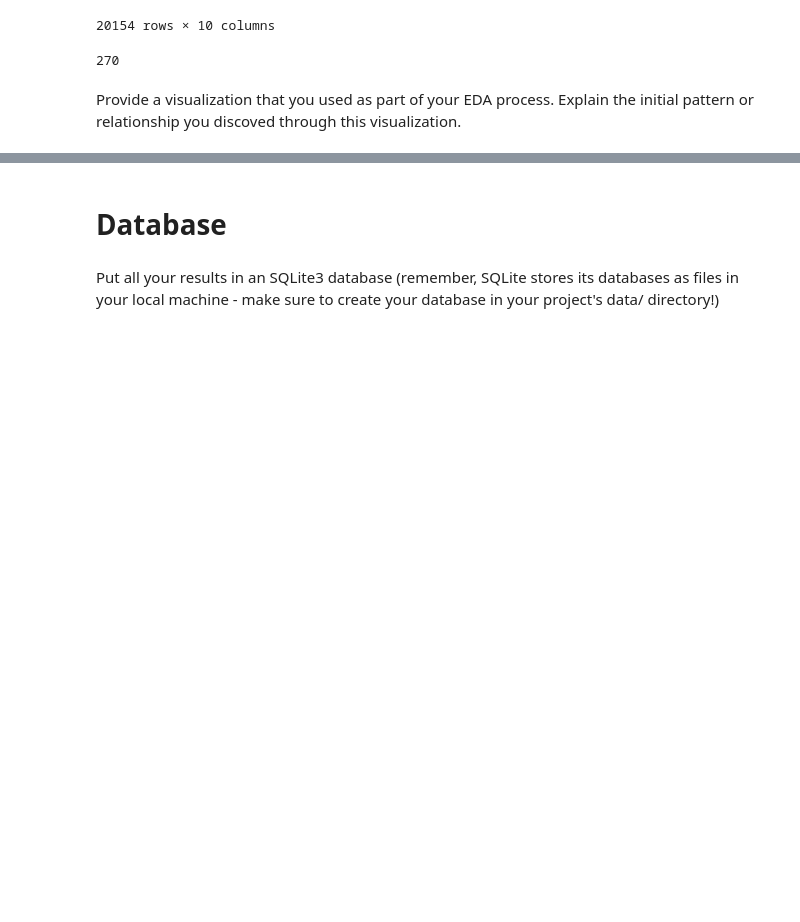
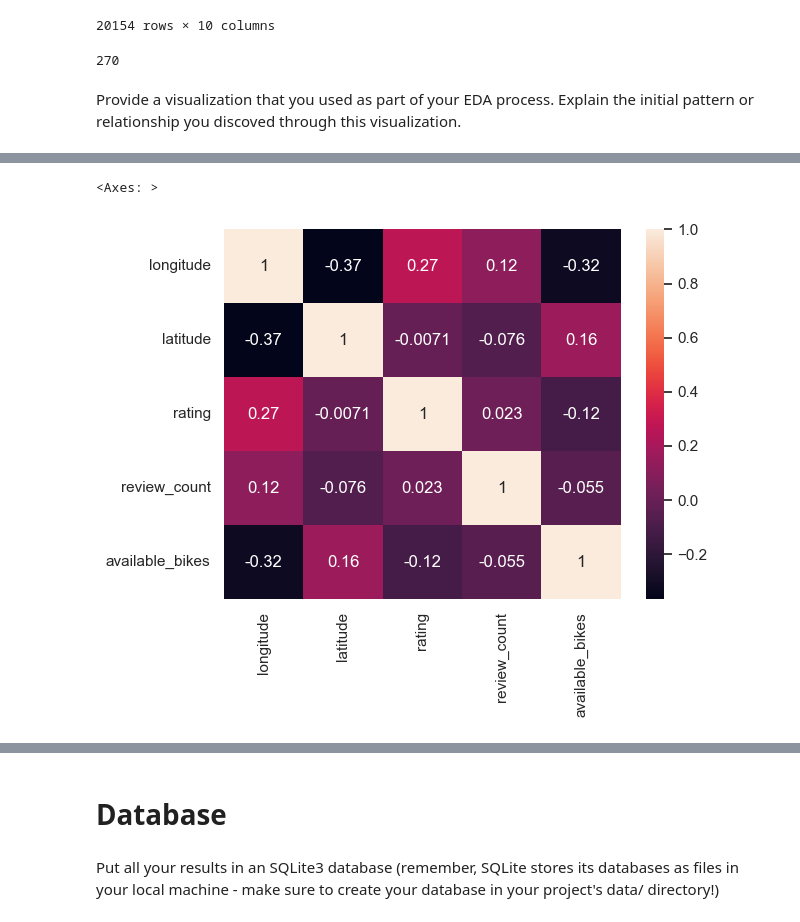
Before and after one commit to imarri01/StatModeling_With_Python, a Jupyter notebook: notebooks/joining_data.ipynb, the cells around one changed output, grey strips where cells are left out. Drawn from its saved outputs; the diff is of its cells as text; code cells hidden in the pictures; blank space fills up the shorter version.

```diff
--- a/notebooks/joining_data.ipynb
+++ b/notebooks/joining_data.ipynb
@@ -63 +74,7 @@ Provide a visualization that you used as part of your EDA process. Explain the i
+# %%
+#Heatmap to determine correlation between long lat points, ratings and available bikes
+sns.heatmap(joined_cityBike_Yelp_df[['longitude', 'latitude','rating','review_count','available_bikes']].corr(), annot=True)
+# %% [output]
+<Axes: >
+[figure, added]
 # %%
```
Also changed, not shown: parts of 4 cells of this notebook, 1 other file.
